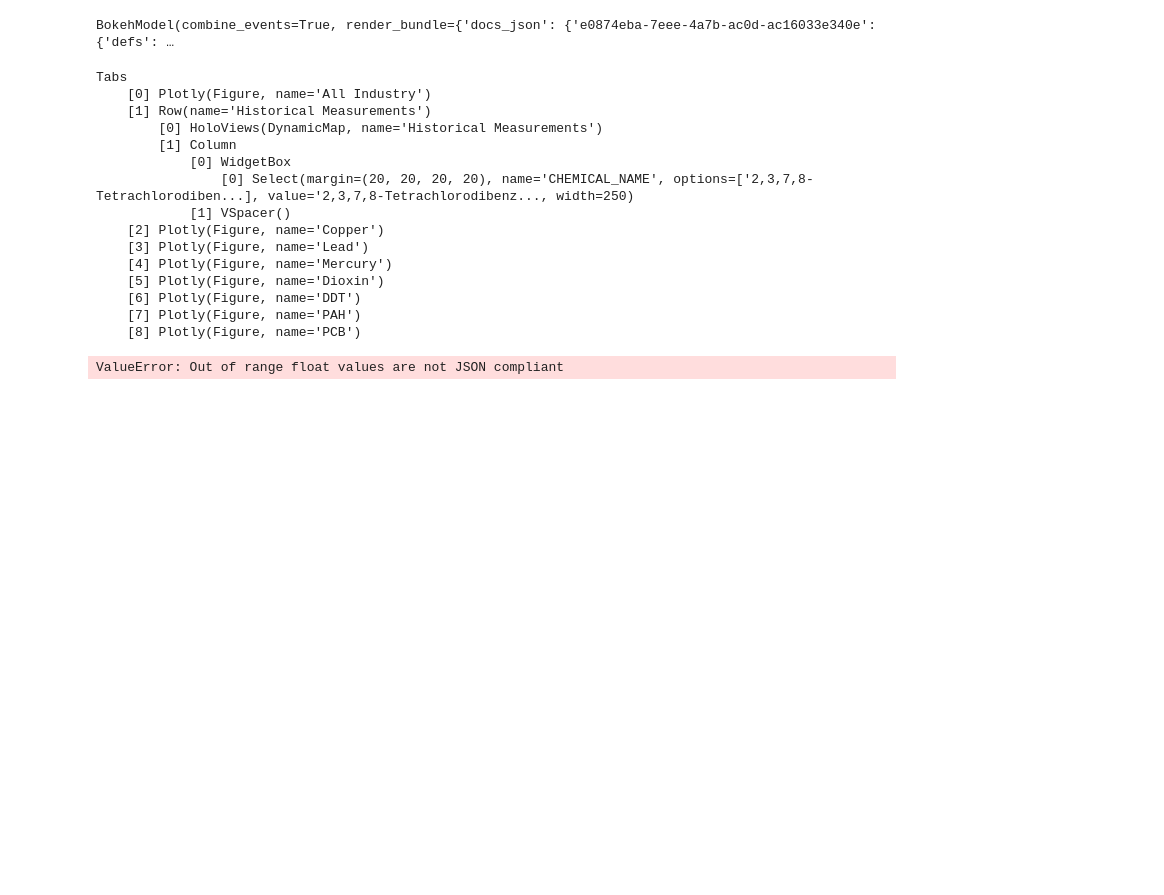
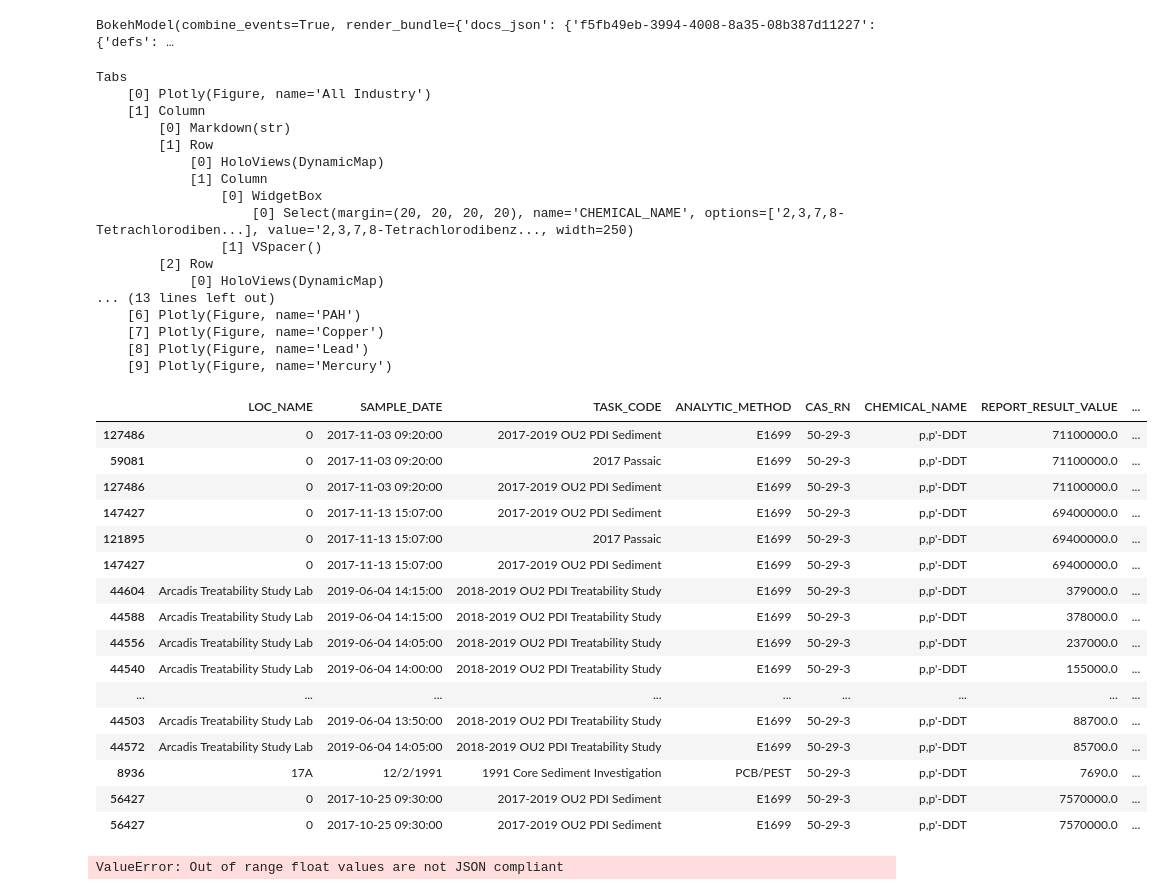
Before and after one commit to kxh3/environmental_contamination, a Jupyter notebook: notebooks/final_dashboard.ipynb, the cells around one changed output. Saved outputs shown, nothing was run; the diff lists cells and outputs as text; code cells hidden in the pictures; blank space fills up the shorter version.

```diff
--- a/notebooks/draft_dashboard.ipynb
+++ b/notebooks/final_dashboard.ipynb
@@ -55,33 +114,57 @@ def lineplot_8cocs(subset8_df):
 # %%
 tabs = pn.Tabs(
     ("All Industry", industry_fig),
-    ("Historical Measurements",eight_coc_lineplot),
+    ("Historical Contamination", many_contaminants_column),
+    ("8 COC Measurements",eight_coc_lineplot),
+    ("DDT",DDT_overlay_fig),
+    ("Dioxin",dioxin_overlay_fig),
+    ("PCB",pcb_overlay_fig),
+    ("PAH",pah_overlay_fig),
     ("Copper",copper_overlay_fig),
     ("Lead",lead_overlay_fig),
-    ("Mercury",mercury_overlay_fig),
-    ("Dioxin",dioxin_overlay_fig),
-    ("DDT",DDT_overlay_fig),
-    ("PAH",pah_overlay_fig),
-    ("PCB",pcb_overlay_fig)
+    ("Mercury",mercury_overlay_fig)
 )
 tabs.servable()
 # %% [output]
-BokehModel(combine_events=True, render_bundle={'docs_json': {'e0874eba-7eee-4a7b-ac0d-ac16033e340e': {'defs': …
+BokehModel(combine_events=True, render_bundle={'docs_json': {'f5fb49eb-3994-4008-8a35-08b387d11227': {'defs': …
 Tabs
     [0] Plotly(Figure, name='All Industry')
-    [1] Row(name='Historical Measurements')
-        [0] HoloViews(DynamicMap, name='Historical Measurements')
-        [1] Column
-            [0] WidgetBox
-                [0] Select(margin=(20, 20, 20, 20), name='CHEMICAL_NAME', options=['2,3,7,8-Tetrachlorodiben...], value='2,3,7,8-Tetrachlorodibenz..., width=250)
-            [1] VSpacer()
-    [2] Plotly(Figure, name='Copper')
-    [3] Plotly(Figure, name='Lead')
-    [4] Plotly(Figure, name='Mercury')
-    [5] Plotly(Figure, name='Dioxin')
-    [6] Plotly(Figure, name='DDT')
-    [7] Plotly(Figure, name='PAH')
-    [8] Plotly(Figure, name='PCB')
+    [1] Column
+        [0] Markdown(str)
+        [1] Row
+            [0] HoloViews(DynamicMap)
+            [1] Column
+                [0] WidgetBox
+                    [0] Select(margin=(20, 20, 20, 20), name='CHEMICAL_NAME', options=['2,3,7,8-Tetrachlorodiben...], value='2,3,7,8-Tetrachlorodibenz..., width=250)
+                [1] VSpacer()
+        [2] Row
+            [0] HoloViews(DynamicMap)
+... (13 lines left out)
+    [6] Plotly(Figure, name='PAH')
+    [7] Plotly(Figure, name='Copper')
+    [8] Plotly(Figure, name='Lead')
+    [9] Plotly(Figure, name='Mercury')
+# %%
+DDT_sorted = DDT_df.sort_values("VALUE_MUGRAM_PER_GRAM", ascending=False)
+DDT_sorted.head(20)
+# %% [output]
+|  | LOC_NAME | SAMPLE_DATE | TASK_CODE | ANALYTIC_METHOD | CAS_RN | CHEMICAL_NAME | REPORT_RESULT_VALUE | ... |
+| 127486 | 0 | 2017-11-03 09:20:00 | 2017-2019 OU2 PDI Sediment | E1699 | 50-29-3 | p,p'-DDT | 71100000.0 | ... |
+| 59081 | 0 | 2017-11-03 09:20:00 | 2017 Passaic | E1699 | 50-29-3 | p,p'-DDT | 71100000.0 | ... |
+| 127486 | 0 | 2017-11-03 09:20:00 | 2017-2019 OU2 PDI Sediment | E1699 | 50-29-3 | p,p'-DDT | 71100000.0 | ... |
+| 147427 | 0 | 2017-11-13 15:07:00 | 2017-2019 OU2 PDI Sediment | E1699 | 50-29-3 | p,p'-DDT | 69400000.0 | ... |
+| 121895 | 0 | 2017-11-13 15:07:00 | 2017 Passaic | E1699 | 50-29-3 | p,p'-DDT | 69400000.0 | ... |
+| 147427 | 0 | 2017-11-13 15:07:00 | 2017-2019 OU2 PDI Sediment | E1699 | 50-29-3 | p,p'-DDT | 69400000.0 | ... |
+| 44604 | Arcadis Treatability Study Lab | 2019-06-04 14:15:00 | 2018-2019 OU2 PDI Treatability Study | E1699 | 50-29-3 | p,p'-DDT | 379000.0 | ... |
+| 44588 | Arcadis Treatability Study Lab | 2019-06-04 14:15:00 | 2018-2019 OU2 PDI Treatability Study | E1699 | 50-29-3 | p,p'-DDT | 378000.0 | ... |
+| 44556 | Arcadis Treatability Study Lab | 2019-06-04 14:05:00 | 2018-2019 OU2 PDI Treatability Study | E1699 | 50-29-3 | p,p'-DDT | 237000.0 | ... |
+| 44540 | Arcadis Treatability Study Lab | 2019-06-04 14:00:00 | 2018-2019 OU2 PDI Treatability Study | E1699 | 50-29-3 | p,p'-DDT | 155000.0 | ... |
+| ... | ... | ... | ... | ... | ... | ... | ... | ... |
+| 44503 | Arcadis Treatability Study Lab | 2019-06-04 13:50:00 | 2018-2019 OU2 PDI Treatability Study | E1699 | 50-29-3 | p,p'-DDT | 88700.0 | ... |
+| 44572 | Arcadis Treatability Study Lab | 2019-06-04 14:05:00 | 2018-2019 OU2 PDI Treatability Study | E1699 | 50-29-3 | p,p'-DDT | 85700.0 | ... |
+| 8936 | 17A | 12/2/1991 | 1991 Core Sediment Investigation | PCB/PEST | 50-29-3 | p,p'-DDT | 7690.0 | ... |
+| 56427 | 0 | 2017-10-25 09:30:00 | 2017-2019 OU2 PDI Sediment | E1699 | 50-29-3 | p,p'-DDT | 7570000.0 | ... |
+| 56427 | 0 | 2017-10-25 09:30:00 | 2017-2019 OU2 PDI Sediment | E1699 | 50-29-3 | p,p'-DDT | 7570000.0 | ... |
 # %%
 metals_column = "# Metals as Contaminants in Passaic River", copper_overlay_fig, lead_overlay_fig, mercury_overlay_fig)
 
```
Also changed, not shown: parts of 9 cells of this notebook, 1 other file.
